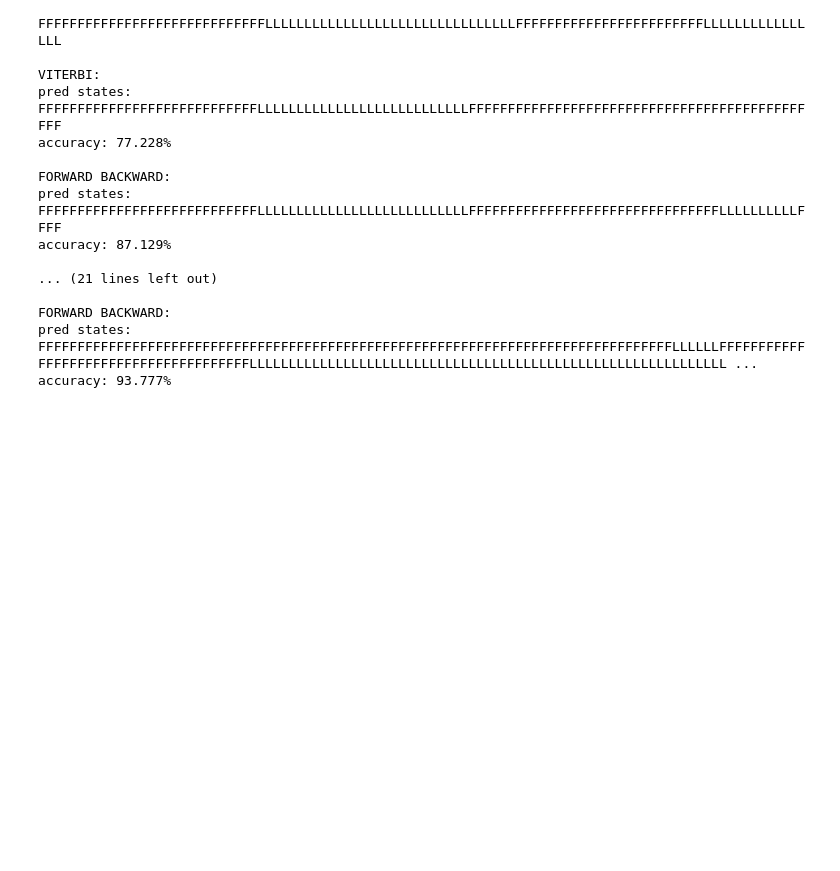
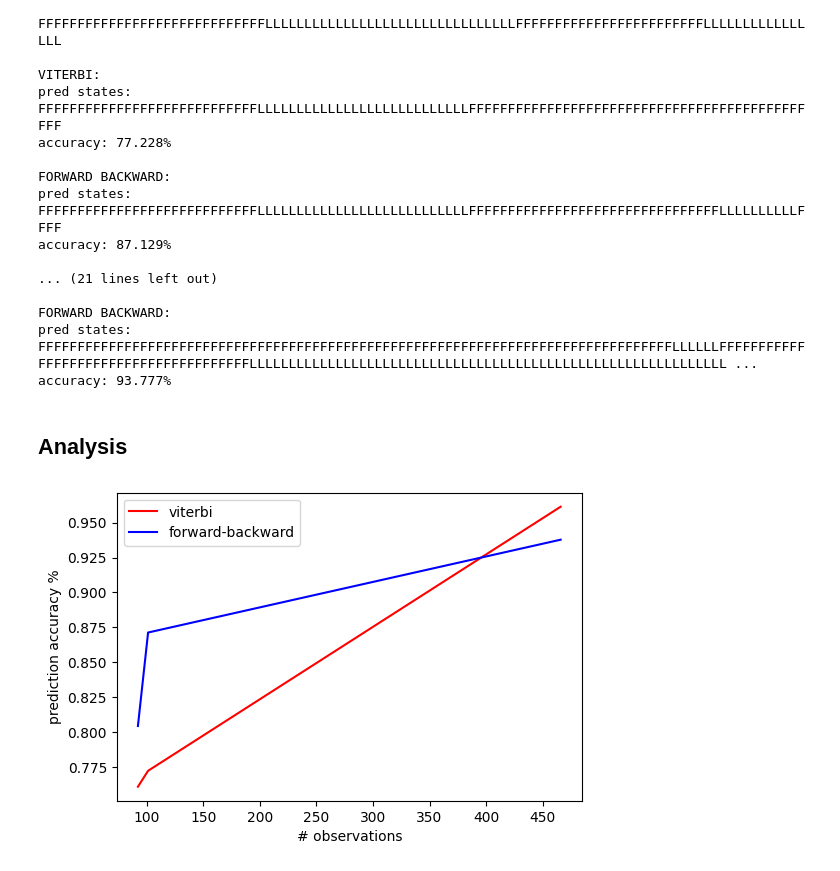
Before and after one commit to gordonbchen/cse_3500, a Jupyter notebook: honors/hmm.ipynb, the cells around one changed output. Saved outputs shown, nothing was run; the diff lists cells and outputs as text; code cells hidden in the pictures; blank space fills up the shorter version.

Commit message:
add hmm analysis code

```diff
--- a/honors/hmm.ipynb
+++ b/honors/hmm.ipynb
@@ -93,6 +93,7 @@ def pred_states_forward_backward(obs_probs: np.ndarray, transition_probs: np.nda
     pred_states = np.argmax(marginal_log_probs, axis=0)
     return pred_states
 # %%
+import matplotlib.pyplot as plt
 from pathlib import Path
 
 # Fair is state 0, loaded is state 1.
@@ -105,7 +106,7 @@ obs_probs = np.array([
 
 # Current state indexes row, next state indexes col.
 # Prob of transition from fair to loaded is at [0, 1].
-transition_probs = np.array([
+trans_probs = np.array([
     [0.95, 0.05],
     [0.1, 0.9],
 ], dtype=np.float64)
@@ -114,30 +115,33 @@ def state_inds_to_str(state_inds: np.ndarray) -> str:
     """Convert state inds to a human-friendly state string."""
     return "".join(["F" if i == 0 else "L" for i in state_inds])
 
+accs = []
 data_dir = Path("data_and_sols/")
 for file in sorted(data_dir.glob("casino*_sols.txt")):
     with open(file) as f:
-        observations, true_states = f.read().split("\n")
-    obs_inds = [int(i) - 1 for i in observations]
+        str_obs, true_states = f.read().split("\n")
+    obs_inds = np.array([int(i) for i in str_obs]) - 1
     true_state_inds = np.array([int(s == "L") for s in true_states], dtype=np.int32)
 
-    viterbi_pred_states = pred_states_viterbi(obs_probs, transition_probs, obs_inds)
-    forward_backward_pred_states = pred_states_forward_backward(obs_probs, transition_probs, obs_inds)
+    viterbi_preds = pred_states_viterbi(obs_probs, trans_probs, obs_inds)
+    fwb_preds = pred_states_fwb(obs_probs, trans_probs, obs_inds)
 
-    viterbi_accuracy = (viterbi_pred_states == true_state_inds).mean()
-    forward_backward_accuracy = (forward_backward_pred_states == true_state_inds).mean()
+    viterbi_acc = (viterbi_preds == true_state_inds).mean()
+    fwb_acc = (fwb_preds == true_state_inds).mean()
 
     print(f"File: {file.name}")
-    print(f"observations: {observations}")
+    print(f"observations: {str_obs}")
     print(f"true states:  {true_states}")
 
     print("\nVITERBI:")
-    print(f"pred states:  {state_inds_to_str(viterbi_pred_states)}")
-    print(f"accuracy: {viterbi_accuracy*100:.3f}%")
+    print(f"pred states:  {state_inds_to_str(viterbi_preds)}")
+    print(f"accuracy: {viterbi_acc*100:.3f}%")
 
     print("\nFORWARD BACKWARD:")
-    print(f"pred states:  {state_inds_to_str(forward_backward_pred_states)}")
-    print(f"accuracy: {forward_backward_accuracy*100:.3f}%\n\n")
+    print(f"pred states:  {state_inds_to_str(fwb_preds)}")
+    print(f"accuracy: {fwb_acc*100:.3f}%\n\n")
+
+    accs.append((len(str_obs), viterbi_acc, fwb_acc))
 # %% [output]
 File: casino1_sols.txt
 observations: 23443224462431261412355552456612616666663546661636616563556412441436124342246236511262136656662263243
@@ -156,3 +160,16 @@ accuracy: 87.129%
 FORWARD BACKWARD:
 pred states:  FFFFFFFFFFFFFFFFFFFFFFFFFFFFFFFFFFFFFFFFFFFFFFFFFFFFFFFFFFFFFFFFFFFFFFFFFFFFFFFFFLLLLLLFFFFFFFFFFFFFFFFFFFFFFFFFFFFFFFFFFFFFFLLLLLLLLLLLLLLLLLLLLLLLLLLLLLLLLLLLLLLLLLLLLLLLLLLLLLLLLLLLLL ...
 accuracy: 93.777%
+# %% [markdown]
+## Analysis
+# %%
+accs = sorted(accs)
+
+fig, ax = plt.subplots(figsize=(6, 4))
+ax.plot([a[0] for a in accs], [a[1] for a in accs], color="red", label="viterbi")
+ax.plot([a[0] for a in accs], [a[2] for a in accs], color="blue", label="forward-backward")
+ax.set_xlabel("# observations")
+ax.set_ylabel("prediction accuracy %")
+ax.legend(loc=0);
+# %% [output]
+[figure, added]
```
Also changed, not shown: parts of 5 cells of this notebook.
